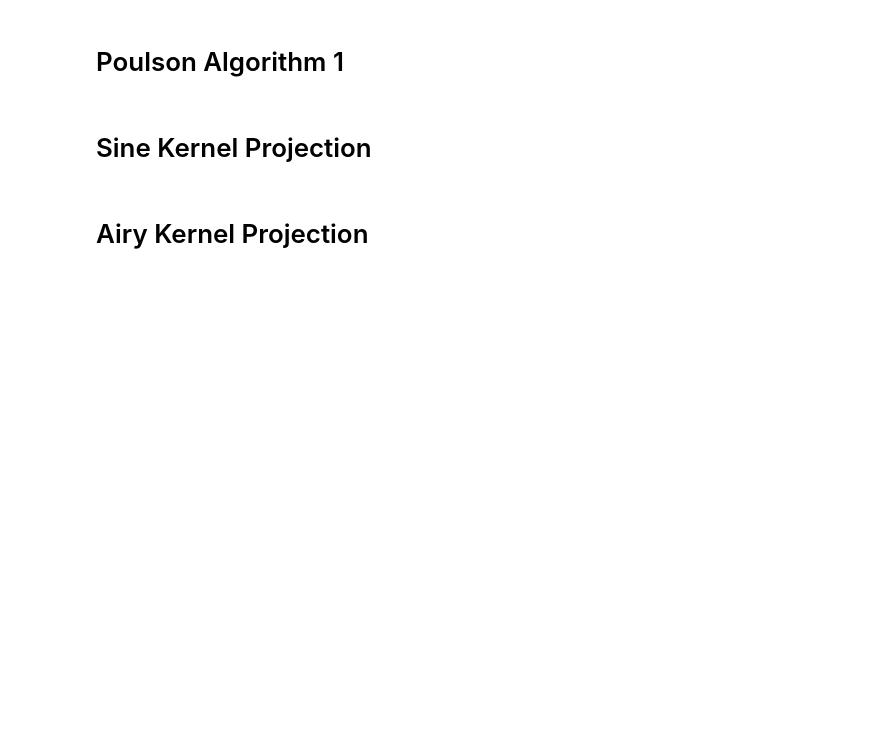
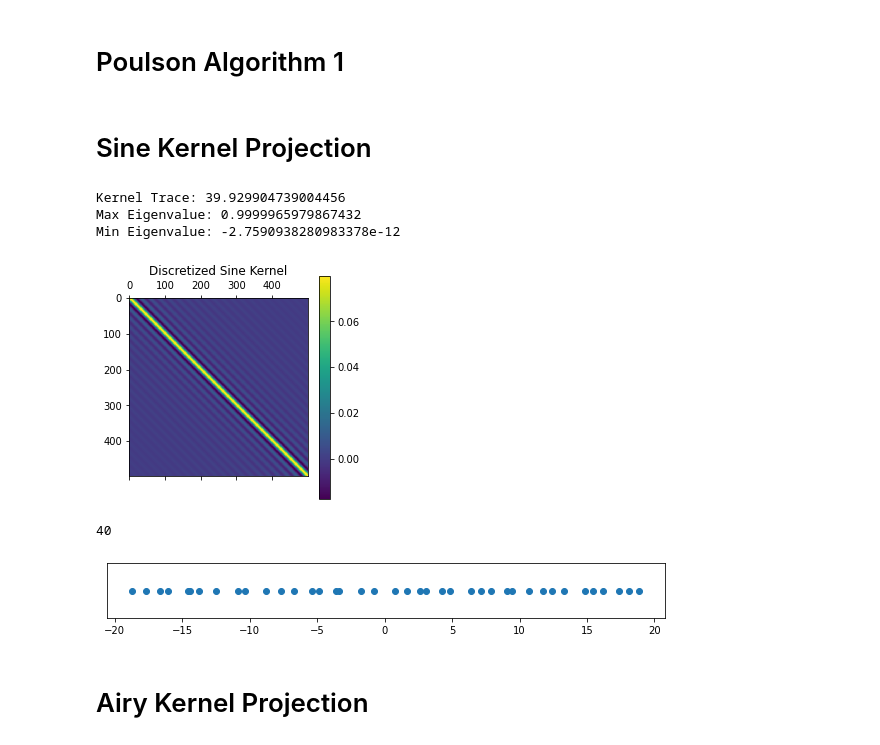
Before and after one commit to SamKirkiles/Determinantal-Point-Process-Sampling, a Jupyter notebook: Determinantal Point Processes-Copy1.ipynb, the cells around one changed output. Saved outputs shown, nothing was run; the diff lists cells and outputs as text; code cells hidden in the pictures; blank space fills up the shorter version.

```diff
--- a/Determinantal Point Processes-Copy1.ipynb
+++ b/Determinantal Point Processes-Copy1.ipynb
@@ -69,36 +69,44 @@ n_slices = int((max(r)-min(r))/slice_size +1)
 x_part = np.linspace(*r, n_slices)
 y_part = np.linspace(*r, n_slices)
 
 kernel = np.array([[compute_sine_kernel_entry(x_part[i],x_part[i+1],y_part[j],y_part[j+1]) for i in range(len(x_part)-1)] for j in range(len(y_part)-1)])
 kernel = kernel*(slice_size)
 
 
 eigenvalues, eigenvectors = np.linalg.eig(kernel)
 
 print("Kernel Trace: " + str(np.trace(kernel)))
 print("Max Eigenvalue: " + str(max(eigenvalues.real)))
 print("Min Eigenvalue: " + str(min(eigenvalues.real)))
 
 
 samples = None
 
 if algorithm == "Poulson":
     samples,_ = sampling_algorithm_1(kernel)
 elif algorithm == "DPPy":
     DPP = FiniteDPP('correlation', **{'K': kernel})
     DPP.sample_exact()
     samples = DPP.list_of_samples[0]
 
 plt.matshow(np.array(kernel))
 plt.colorbar()
 plt.title("Discretized Sine Kernel")
 plt.show()
 
 fig = plt.figure(figsize=(10,1))
-plt.scatter(np.array(samples)/n*(max(airy_window)-min(airy_window))-(max(r)-min(r))/2,np.zeros(len(samples)))
+plt.scatter(np.array(samples)/n*(max(r)-min(r))-(max(r)-min(r))/2,np.zeros(len(samples)))
+plt.yticks([])
 print(len(samples))
+# %% [output]
+Kernel Trace: 39.929904739004456
+Max Eigenvalue: 0.9999965979867432
+Min Eigenvalue: -2.7590938280983378e-12
+[figure, added]
+40
+[figure, added]
-# %% [markdown]
-# Airy Kernel Projection
+# %% [markdown]
+# Airy Kernel Projection
 # %%
 n = 1000
 airy_window =[-75,25]
```
Also changed, not shown: parts of 4 cells of this notebook.
